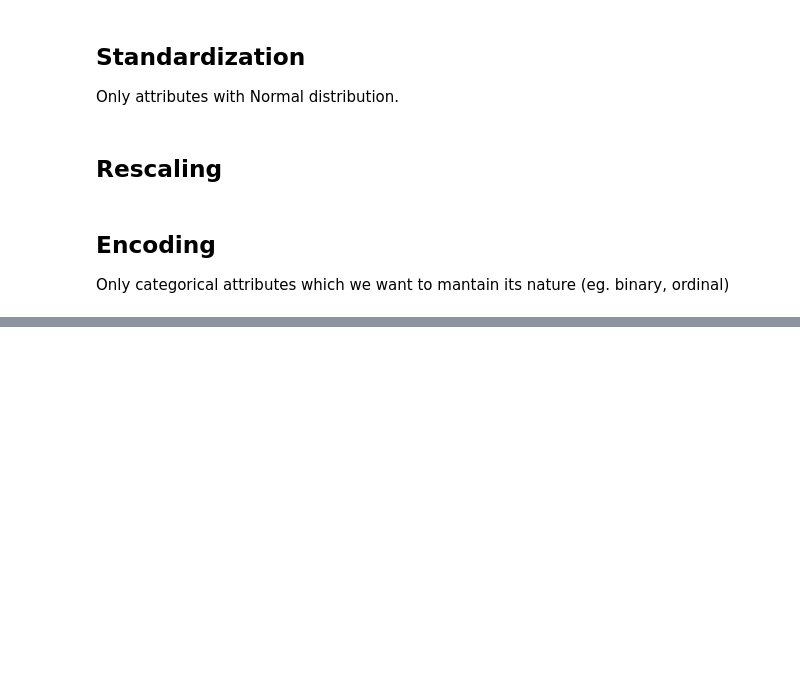
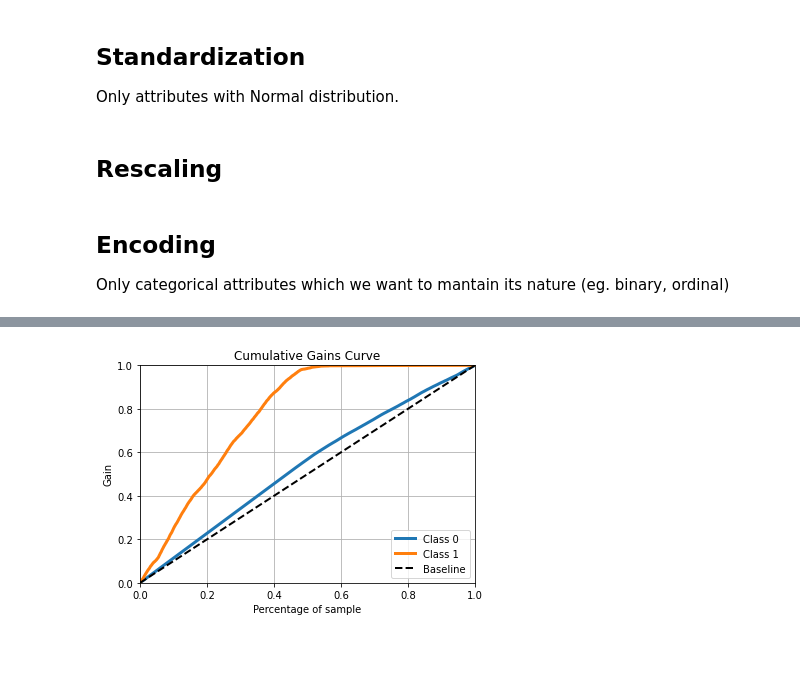
Before and after one commit to joaomj/health_insurance_cross_sell, a Jupyter notebook: health_insurance_cross-sell/notebooks/machine_learning.ipynb, the cells around one changed output, grey strips where cells are left out. Saved outputs shown, nothing was run; the diff lists cells and outputs as text; code cells hidden in the pictures; blank space fills up the shorter version.

```diff
--- a/health_insurance_cross-sell/notebooks/machine_learning.ipynb
+++ b/health_insurance_cross-sell/notebooks/machine_learning.ipynb
@@ -91,0 +211,13 @@ df.loc[:,'policy_sales_channel'] = df['policy_sales_channel'].map(fe_policy_sale
+# %%
+# model definition
+lr_model = lm.LogisticRegression(random_state = 42)
+
+# model training
+lr_model.fit(x_train, y_train)
+
+# model prediction - Generalizing Power
+yhat_lr = lr_model.predict_proba(x_val)
+# %%
+skplt.metrics.plot_cumulative_gain(y_val, yhat_lr);
+# %% [output]
+[figure, added]
@@ -91,0 +230,2 @@ df.loc[:,'policy_sales_channel'] = df['policy_sales_channel'].map(fe_policy_sale
+# %% [markdown]
+#
```
Also changed, not shown: parts of 21 cells of this notebook.
